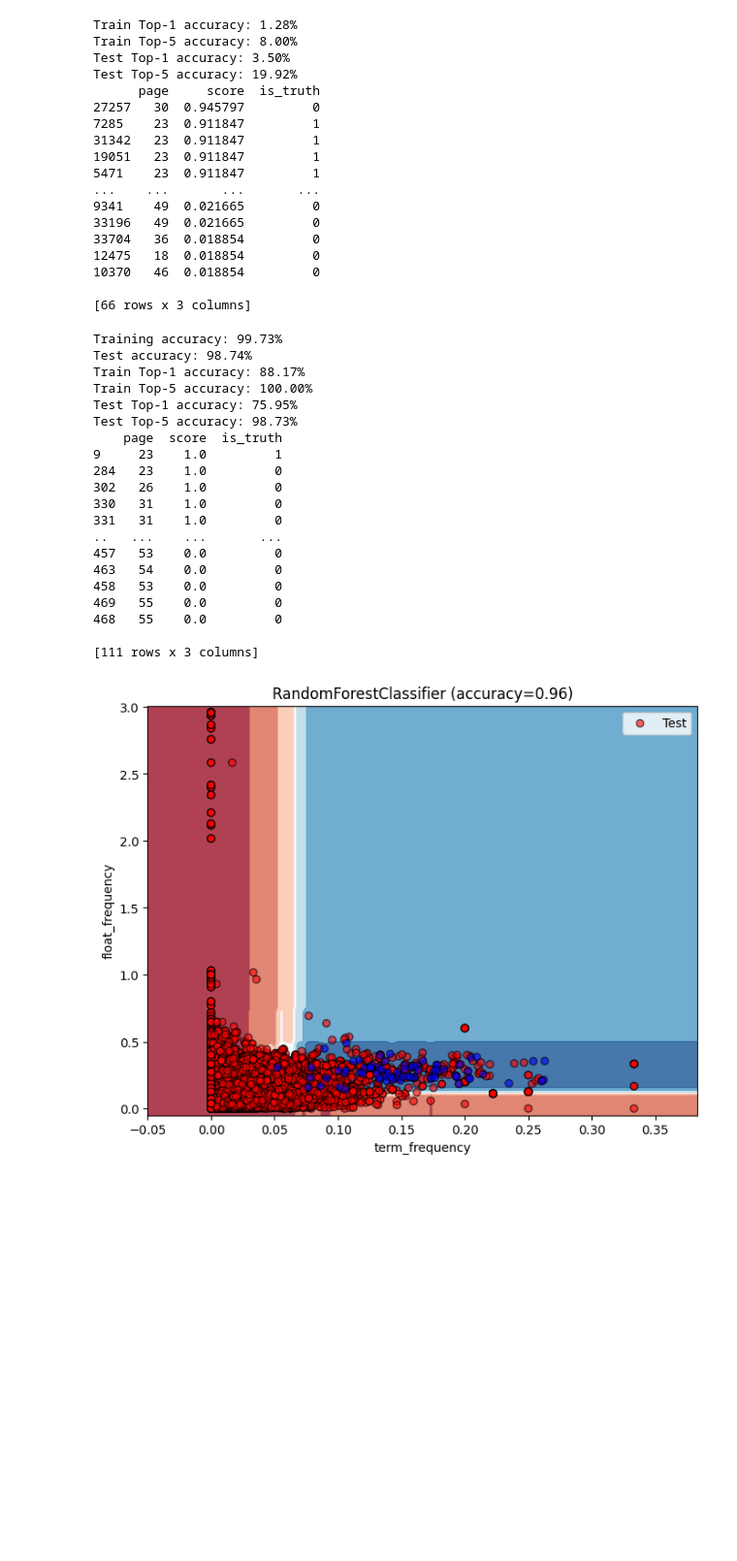
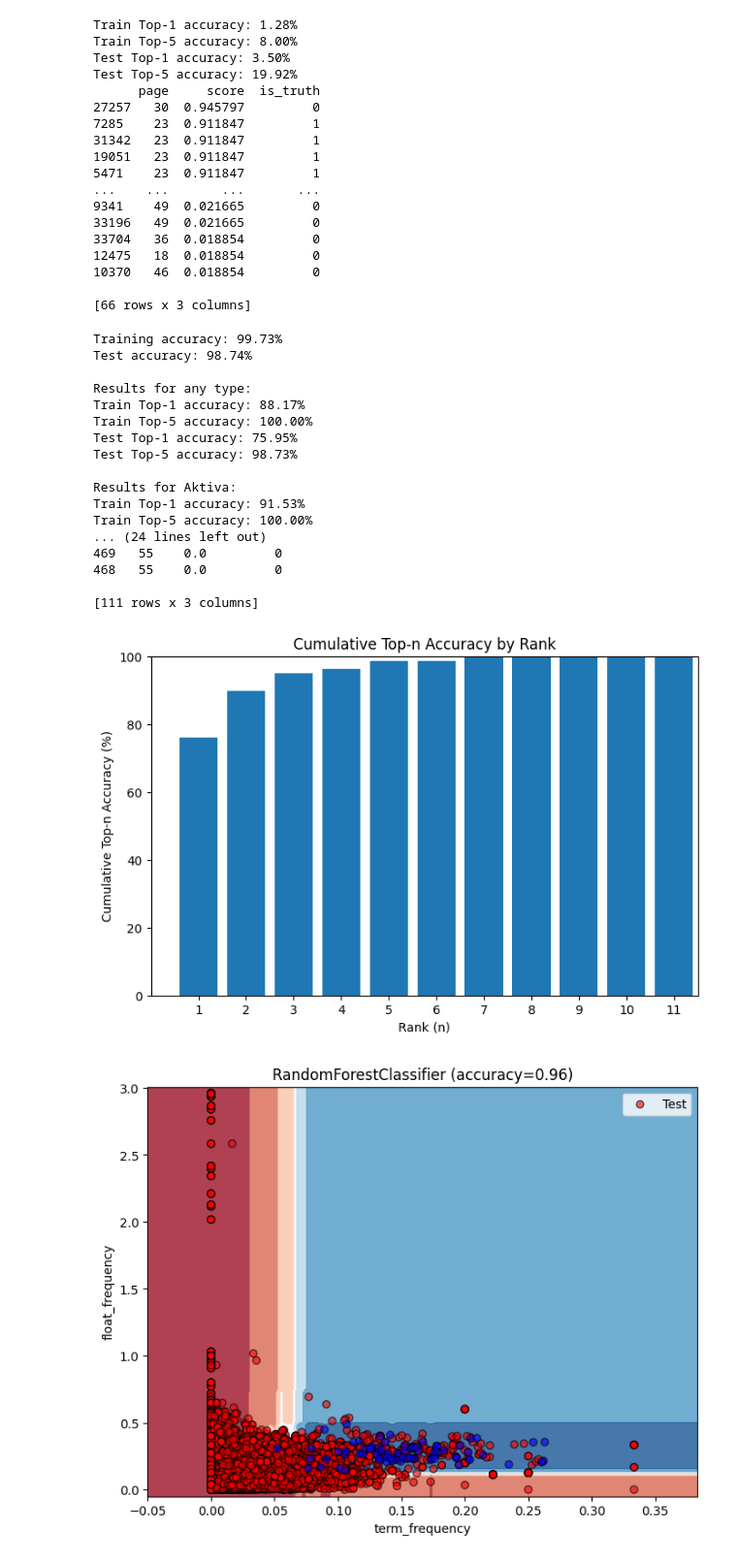
Before and after one commit to Famondir/Thesis, a Jupyter notebook: benchmark_jobs/page_identification/term_frequency.ipynb, the cells around one changed output. Shown at 97% size. Saved outputs shown, nothing was run; the diff lists cells and outputs as text; code cells hidden in the pictures; blank space fills up the shorter version.

```diff
--- a/benchmark_jobs/page_identification/term_frequency.ipynb
+++ b/benchmark_jobs/page_identification/term_frequency.ipynb
@@ -692,6 +694,7 @@ from sklearn.model_selection import train_test_split
 df_train_us = df_word_counts.merge(df_truth, on=["filepath", "type"], how="left")
 df_train_us["is_truth"] = (df_train_us["page"] == df_train_us["page_truth"]).astype(int)
 df_train_us = df_train_us.dropna(subset=["page_truth"])
+# df_train_us = df_train_us[df_train_us['type'].isin(['Aktiva'])]  # Filter for relevant types
 
 # Undersample the majority class (is_truth == 0)
 df_true = df_train_us[df_train_us["is_truth"] == 1]
@@ -735,40 +738,74 @@ df_train_split["rank"] = df_train_split.groupby(["filepath", "type"])["score"].r
 df_test_split["rank"] = df_test_split.groupby(["filepath", "type"])["score"].rank(ascending=False, method="first")
 
 # Check accuracy: how often is the correct page ranked among the top k?
-top1_train = df_train_split[df_train_split["is_truth"] == 1]["rank"].eq(1).mean()
-top5_train = df_train_split[df_train_split["is_truth"] == 1]["rank"].le(5).mean()
-top1_test = df_test_split[df_test_split["is_truth"] == 1]["rank"].eq(1).mean()
-top5_test = df_test_split[df_test_split["is_truth"] == 1]["rank"].le(5).mean()
+top1_train = df_train_split[(df_train_split["is_truth"] == 1)]["rank"].eq(1).mean()
+top5_train = df_train_split[(df_train_split["is_truth"] == 1)]["rank"].le(5).mean()
+top1_test = df_test_split[(df_test_split["is_truth"] == 1)]["rank"].eq(1).mean()
+top5_test = df_test_split[(df_test_split["is_truth"] == 1)]["rank"].le(5).mean()
 
+print(f"\nResults for any type:")
 print(f"Train Top-1 accuracy: {top1_train:.2%}")
 print(f"Train Top-5 accuracy: {top5_train:.2%}")
 print(f"Test Top-1 accuracy: {top1_test:.2%}")
 print(f"Test Top-5 accuracy: {top5_test:.2%}")
 
+for target in ['Aktiva', 'Passiva', 'GuV']:
+    # Check accuracy: how often is the correct page ranked among the top k?
+    top1_train = df_train_split[(df_train_split["is_truth"] == 1) & (df_train_split['type'] == target)]["rank"].eq(1).mean()
+    top5_train = df_train_split[(df_train_split["is_truth"] == 1) & (df_train_split['type'] == target)]["rank"].le(5).mean()
+    top1_test = df_test_split[(df_test_split["is_truth"] == 1) & (df_test_split['type'] == target)]["rank"].eq(1).mean()
+    top5_test = df_test_split[(df_test_split["is_truth"] == 1) & (df_test_split['type'] == target)]["rank"].le(5).mean()
+
+    print(f"\nResults for {target}:")
+    print(f"Train Top-1 accuracy: {top1_train:.2%}")
+    print(f"Train Top-5 accuracy: {top5_train:.2%}")
+    print(f"Test Top-1 accuracy: {top1_test:.2%}")
+    print(f"Test Top-5 accuracy: {top5_test:.2%}")
+
 # Show top-ranked pages for a sample file/type in test set
 sample = df_test_split[(df_test_split["filename"] == 'Jahresabschluss-BEN-GmbH-2023.pdf') & (df_test_split["type"] == "GuV")]
 print(sample.sort_values("score", ascending=False)[["page", "score", "is_truth"]])
 # %% [output]
 Training accuracy: 99.73%
 Test accuracy: 98.74%
+
+Results for any type:
 Train Top-1 accuracy: 88.17%
 Train Top-5 accuracy: 100.00%
 Test Top-1 accuracy: 75.95%
 Test Top-5 accuracy: 98.73%
-    page  score  is_truth
-9     23    1.0         1
-284   23    1.0         0
-302   26    1.0         0
-330   31    1.0         0
-331   31    1.0         0
-..   ...    ...       ...
-457   53    0.0         0
-463   54    0.0         0
-458   53    0.0         0
+
+Results for Aktiva:
+Train Top-1 accuracy: 91.53%
+Train Top-5 accuracy: 100.00%
+... (24 lines left out)
 469   55    0.0         0
 468   55    0.0         0
 
 [111 rows x 3 columns]
+# %%
+import numpy as np
+
+import matplotlib.pyplot as plt
+
+# Calculate top-n accuracy for n from 1 to max rank
+max_rank = int(df_test_split["rank"].max())
+topn_accuracies = [
+    df_test_split[df_test_split["is_truth"] == 1]["rank"].le(n).mean()
+    for n in range(1, max_rank + 1)
+]
+
+plt.figure(figsize=(8, 5))
+plt.bar(range(1, max_rank + 1), np.array(topn_accuracies) * 100)
+plt.xlabel("Rank (n)")
+plt.ylabel("Cumulative Top-n Accuracy (%)")
+plt.title("Cumulative Top-n Accuracy by Rank")
+plt.xticks(range(1, max_rank + 1))
+plt.ylim(0, 100)
+plt.xlim(0, 11 + 0.5)
+plt.show()
+# %% [output]
+[figure, added]
 # %%
 from sklearn.ensemble import RandomForestClassifier
 from sklearn.preprocessing import StandardScaler
```
Also changed, not shown: parts of 7 cells of this notebook, 13 other files.
